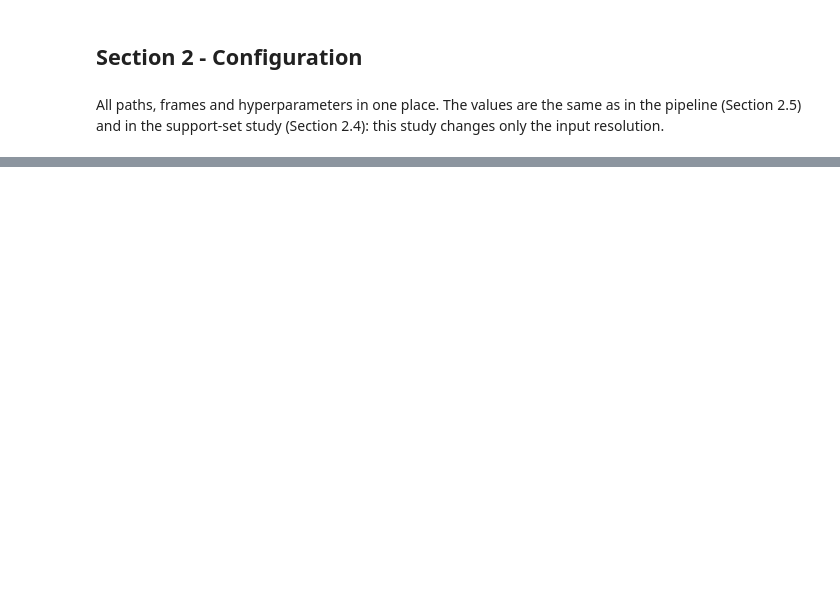
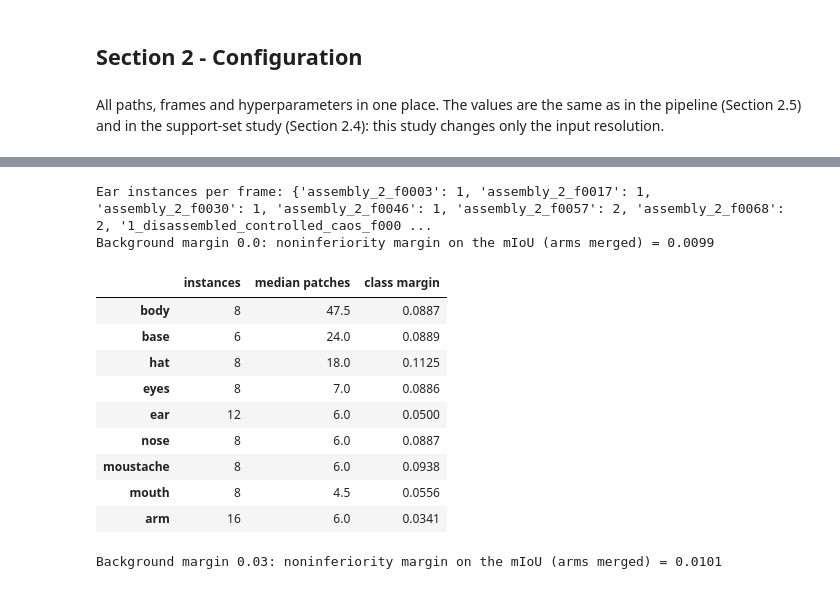
Before and after one commit to xrushofblood/vad_project, a Jupyter notebook: notebooks/phase_1_resolution_study.ipynb, the cells around one changed output, grey strips where cells are left out. Drawn from its saved outputs; the diff is of its cells as text; code cells hidden in the pictures; blank space fills up the shorter version.

```diff
--- a/notebooks/phase_1_resolution_study.ipynb
+++ b/notebooks/phase_1_resolution_study.ipynb
@@ -136,0 +443,80 @@ _ = torch.manual_seed(RANDOM_SEED)
+# %%
+# 4.2 Noninferiority margins (option B): the IoU that 1024 would lose by missing one typical piece in one frame.
+# Computed from the ground truth and the 1024 predictions only: no feature at 512 is used.
+EAR_ID = CLASS_NAMES.index("ear")
+ARM_IDS = [CLASS_NAMES.index("arm_1"), CLASS_NAMES.index("arm_2")]
+
+
+def piece_instances(gt_labels, class_id):
+    """One boolean mask per physical piece of this class in one frame.
+    Every class is one physical piece (a piece split by fingers stays one instance), except ear:
+    two identical pieces, separated as groups of touching ear patches (8-connectivity)."""
+    mask = gt_labels == class_id
+    if not mask.any():
+        return []
+    if class_id != EAR_ID:
+        return [mask]
+    components, n = ndimage.label(mask, structure=np.ones((3, 3)))
+    return [components == k for k in range(1, n + 1)]
+
+
+# Check: ear instances found in each validation frame (to compare with the ears actually visible)
+print("Ear instances per frame:", {val["frame"]: len(piece_instances(val["gt_labels"], EAR_ID))
+                                   for val in VALIDATION_FRAMES})
+
+
+def merged_unions(confusions):
+    """TP + FP + FN per class with the arms merged, summed over the frames (exclusions applied)."""
+    unions = np.zeros(len(MERGED_NAMES))
+    for confusion, excluded in zip(confusions, EXCLUDED):
+        merged = merge_arms(confusion)
+        keep = ~np.isin(np.arange(len(MERGED_NAMES)), list(merged_ids(excluded)))
+        unions += keep * (merged.sum(axis=0) + merged.sum(axis=1) - np.diag(merged))
+    return unions
+
+
+NONINFERIORITY = {}
+margin_tables = {}
+for margin in EVAL_MARGINS:
+    confusions = conf[("selected", "gt_labels", margin)]          # computed in 3.5, at 1024
+    unions = merged_unions(confusions)
+    losses = {name: [] for name in MERGED_NAMES if name in MERGED_PIECES}
+    sizes = {name: [] for name in losses}
+    for val in VALIDATION_FRAMES:
+        pred = predict(val["features"][NATIVE_RESOLUTION], prototype_matrix_1024, margin, NATIVE_RESOLUTION)
+        for class_id, name in enumerate(CLASS_NAMES):
+            if name not in PIECE_LABELS or class_id in val["excluded_ids"]:
+                continue
+            merged_name = "arm" if class_id in ARM_IDS else name
+            correct = np.isin(pred, ARM_IDS) if class_id in ARM_IDS else pred == class_id
+            for instance in piece_instances(val["gt_labels"], class_id):
+                union = unions[MERGED_NAMES.index(merged_name)]
+                losses[merged_name].append(int((instance & correct).sum()) / union)
+                sizes[merged_name].append(int(instance.sum()))
+
+    class_margins = {name: float(np.median(v)) for name, v in losses.items()}
+    miou_margin = float(np.median(list(class_margins.values()))) / len(class_margins)
+    NONINFERIORITY[margin] = {"miou": miou_margin, "per_class": class_margins}
+    margin_tables[margin] = pd.DataFrame({"instances": {n: len(v) for n, v in losses.items()},
+                                          "median patches": {n: float(np.median(v)) for n, v in sizes.items()},
+                                          "class margin": class_margins})
+    print(f"Background margin {margin}: noninferiority margin on the mIoU (arms merged) = {miou_margin:.4f}")
+    display(margin_tables[margin].round(4))
+
+# Written record of what was fixed before any feature at 512 was extracted
+with open(OUTPUT_DIR / "noninferiority_margins.json", "w") as f:
+    json.dump({str(m): v for m, v in NONINFERIORITY.items()}, f, indent=2)
+# %% [output]
+Ear instances per frame: {'assembly_2_f0003': 1, 'assembly_2_f0017': 1, 'assembly_2_f0030': 1, 'assembly_2_f0046': 1, 'assembly_2_f0057': 2, 'assembly_2_f0068': 2, '1_disassembled_controlled_caos_f000 ...
+Background margin 0.0: noninferiority margin on the mIoU (arms merged) = 0.0099
+|  | instances | median patches | class margin |
+| body | 8 | 47.5 | 0.0887 |
+| base | 6 | 24.0 | 0.0889 |
+| hat | 8 | 18.0 | 0.1125 |
+| eyes | 8 | 7.0 | 0.0886 |
+| ear | 12 | 6.0 | 0.0500 |
+| nose | 8 | 6.0 | 0.0887 |
+| moustache | 8 | 6.0 | 0.0938 |
+| mouth | 8 | 4.5 | 0.0556 |
+| arm | 16 | 6.0 | 0.0341 |
+Background margin 0.03: noninferiority margin on the mIoU (arms merged) = 0.0101
```
Also changed, not shown: parts of 37 cells of this notebook.
